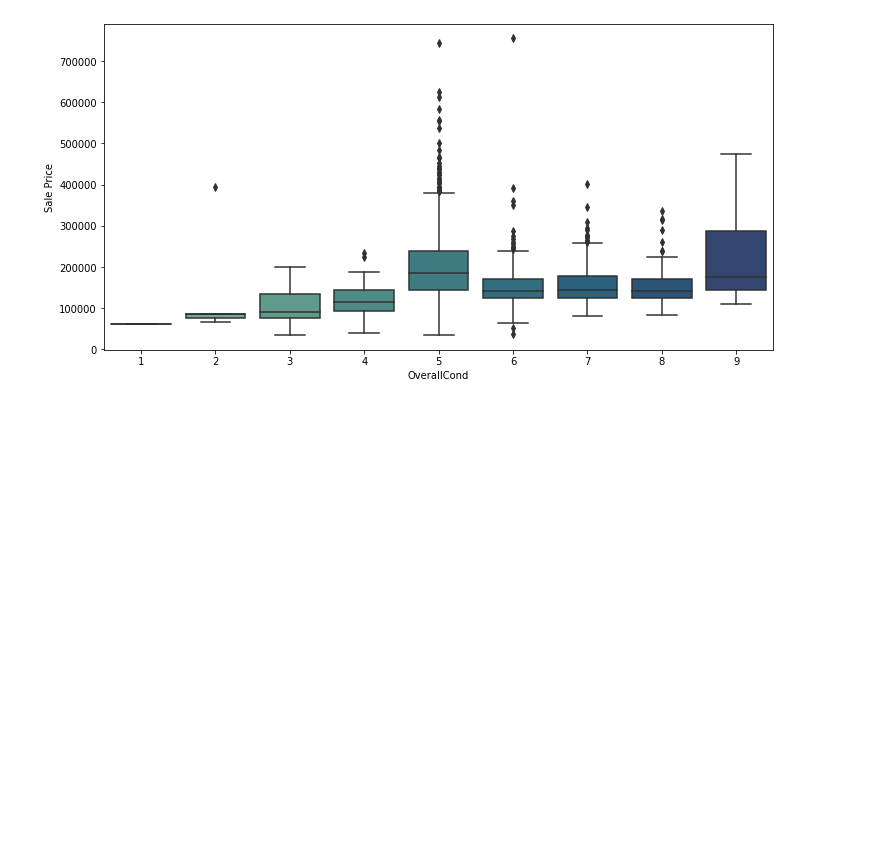
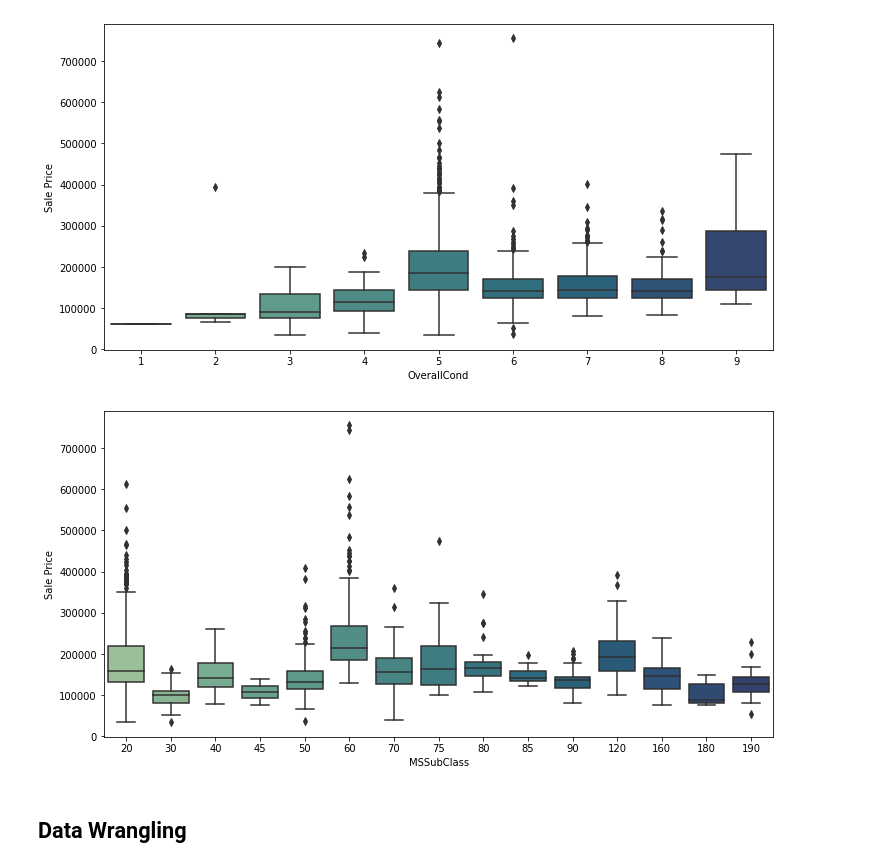
Before and after one commit to galib96/housing-price-prediction-regression, a Jupyter notebook: Housing Price Prediction Kaggle data set.ipynb, the cells around one changed output. Cells and saved outputs as stored; diff of their text form; code cells hidden in the pictures; blank space fills up the shorter version.

Commit message:
Started Data Cleaning and More Exploration of Data

```diff
--- a/Housing Price Prediction Kaggle data set.ipynb
+++ b/Housing Price Prediction Kaggle data set.ipynb
@@ -120,0 +136,17 @@ df_test['MSZoning'] = df_test['MSZoning'].fillna(df_test['MSZoning'].mode()[0])
+# %%
+# fill na values of columns of training dataset with mean value if data is of float type otherwise we're taking the mode.
+
+df_train['LotFrontage'] = df_train['LotFrontage'].fillna(df_train['LotFrontage'].mean())
+df_train['MasVnrType'] = df_train['MasVnrType'].fillna(df_train['MSZoning'].mode()[0])
+df_train['MasVnrArea'] = df_train['MasVnrArea'].fillna(df_train['MasVnrArea'].mean())
+df_train['BsmtQual'] = df_train['BsmtQual'].fillna(df_train['BsmtQual'].mode()[0])
+df_train['BsmtCond'] = df_train['BsmtCond'].fillna(df_train['BsmtCond'].mode()[0])
+df_train['BsmtExposure'] = df_train['BsmtExposure'].fillna(df_train['BsmtExposure'].mode()[0])
+df_train['BsmtFinType1'] = df_train['BsmtFinType1'].fillna(df_train['BsmtFinType1'].mode()[0])
+df_train['BsmtFinType2'] = df_train['BsmtFinType2'].fillna(df_train['BsmtFinType2'].mode()[0])
+df_train['Electrical'] = df_train['Electrical'].fillna(df_train['Electrical'].mode()[0])
+df_train['GarageType'] = df_train['GarageType'].fillna(df_train['GarageType'].mode()[0])
+df_train['GarageYrBlt'] = df_train['GarageYrBlt'].fillna(df_train['GarageYrBlt'].mean())
+df_train['GarageFinish'] = df_train['GarageFinish'].fillna(df_train['GarageFinish'].mode()[0])
+df_train['GarageQual'] = df_train['GarageQual'].fillna(df_train['GarageQual'].mode()[0])
+df_train['GarageCond'] = df_train['GarageCond'].fillna(df_train['GarageCond'].mode()[0])
@@ -121,5 +185,5 @@ df_test['MSZoning'] = df_test['MSZoning'].fillna(df_test['MSZoning'].mode()[0])
 # %%
-# dropping Alley column from both training and test data
+# dropping columns from both training and test data which contains most of their values as null
 
-df_train.drop(['Alley'], axis=1, inplace=True)
-df_test.drop(['Alley'], axis=1, inplace=True)
+df_train.drop(['Id','Alley','FireplaceQu','PoolQC','Fence','MiscFeature'], axis=1, inplace=True)
+df_test.drop(['Id','Alley','FireplaceQu','PoolQC','Fence','MiscFeature'], axis=1, inplace=True)
@@ -190,3 +262,15 @@ plt.xlabel("OverallCond")
 plt.show()
 # %% [output]
 [figure]
+# %%
+# Box plot MSSubClass vs SalePrice
+
+plt.figure(figsize=(12,6))
+sns.boxplot(x="MSSubClass", y="SalePrice",data=df_train,palette="crest")
+plt.ylabel("Sale Price")
+plt.xlabel("MSSubClass")
+plt.show()
+# %% [output]
+[figure, added]
+# %% [markdown]
+## Data Wrangling
```
Also changed, not shown: parts of 7 cells of this notebook.
